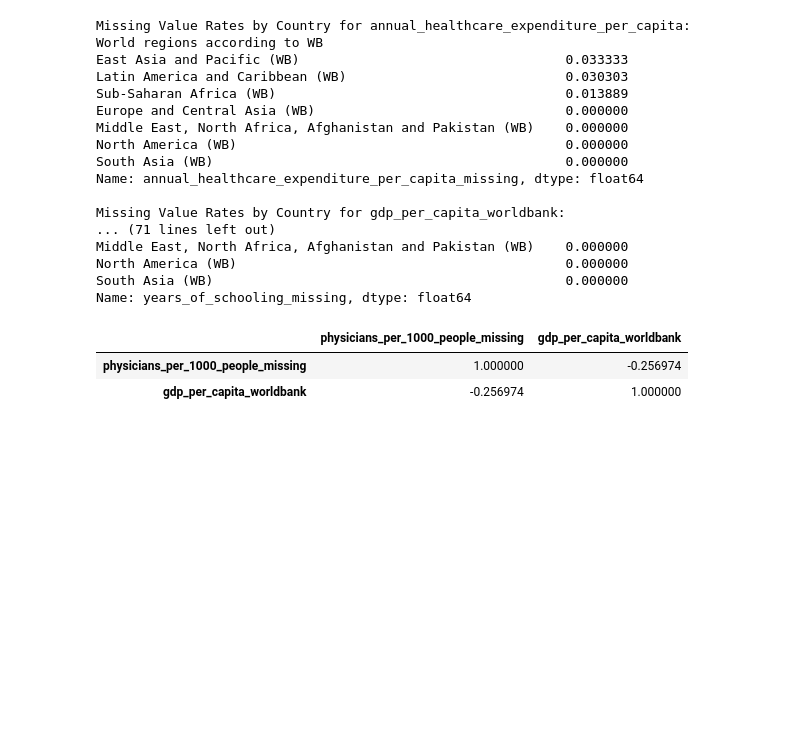
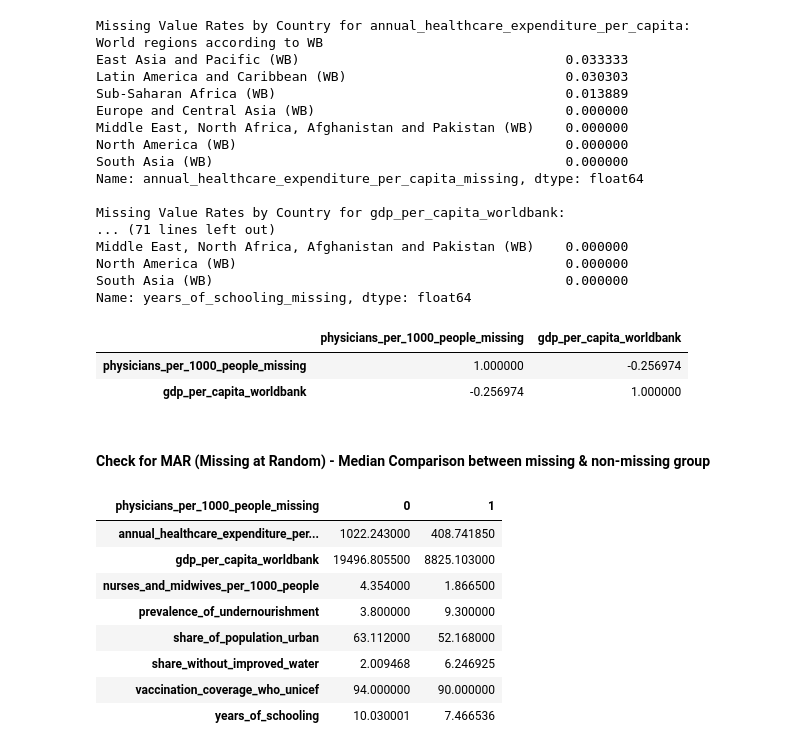
Before and after one commit to HamzahFayad/master_thesis_child_mortality, a Jupyter notebook: 01_notebooks/1_data_exploration.ipynb, the cells around one changed output. Drawn from its saved outputs; the diff is of its cells as text; code cells hidden in the pictures; blank space fills up the shorter version.

Commit message:
feat: missingness relationships to other variables

```diff
--- a/01_notebooks/1_data_exploration.ipynb
+++ b/01_notebooks/1_data_exploration.ipynb
@@ -454,3 +433,31 @@ def missingess_corr():
         print(f"\n{c}\n")
 
 #missingess_corr()
+# %% [markdown]
+#### Check for MAR (Missing at Random) - Median Comparison between missing & non-missing group
+# %%
+# based on Misingness Indicators Correlations: check missingness in detail with other variables' relationship
+# 1) physicians_per_1000_people_missing & nurses_and_midwives_per_1000_people_missing (0.62)
+# 2) gdp_per_capita_missing & annual_healthcare_expenditure_per_capita_missing (0.61)
+# 3) gdp_per_capita_missing & years_of_schooling_missing (0.34)
+
+def median_comparison_missingness(df, missing_var):
+    comparison_results = []
+    numeric_variables = df.select_dtypes(include=['float64']).columns.drop(["child_mortality_igme", missing_var.removesuffix("_missing")])
+    for var in numeric_variables:
+        median_comparisons = df.groupby(missing_var)[var].median()
+        comparison_results.append(median_comparisons)
+        #print(f"median comparison when not missing (0) & when missing (1): \n {median_comparisons}\n")
+    return pd.DataFrame(comparison_results)
+# %%
+median_comparison_missingness(mar_test_df, "physicians_per_1000_people_missing")
+# %% [output]
+| physicians_per_1000_people_missing | 0 | 1 |
+| annual_healthcare_expenditure_per... | 1022.243000 | 408.741850 |
+| gdp_per_capita_worldbank | 19496.805500 | 8825.103000 |
+| nurses_and_midwives_per_1000_people | 4.354000 | 1.866500 |
+| prevalence_of_undernourishment | 3.800000 | 9.300000 |
+| share_of_population_urban | 63.112000 | 52.168000 |
+| share_without_improved_water | 2.009468 | 6.246925 |
+| vaccination_coverage_who_unicef | 94.000000 | 90.000000 |
+| years_of_schooling | 10.030001 | 7.466536 |
```
Also changed, not shown: parts of 11 cells of this notebook, 1 other file.
